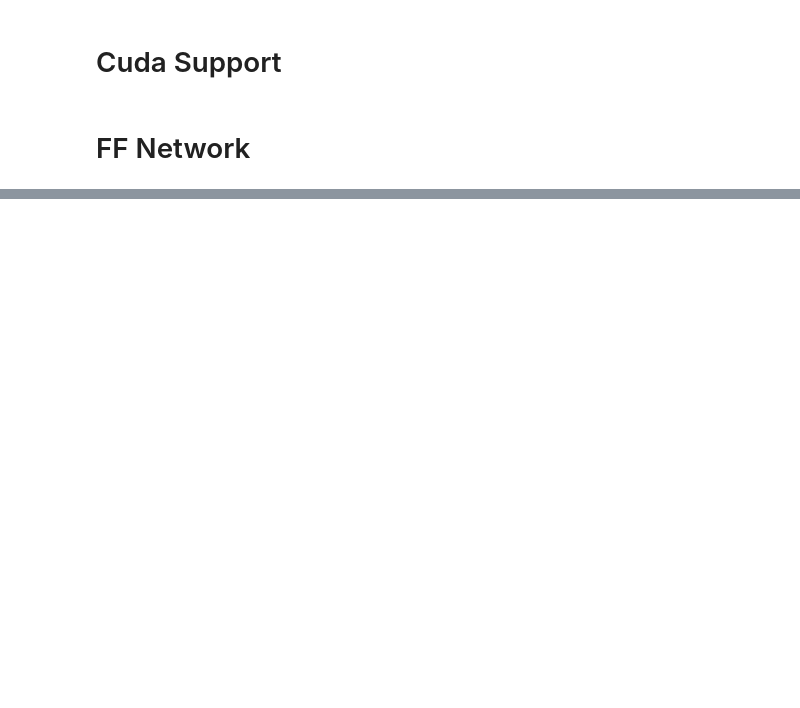
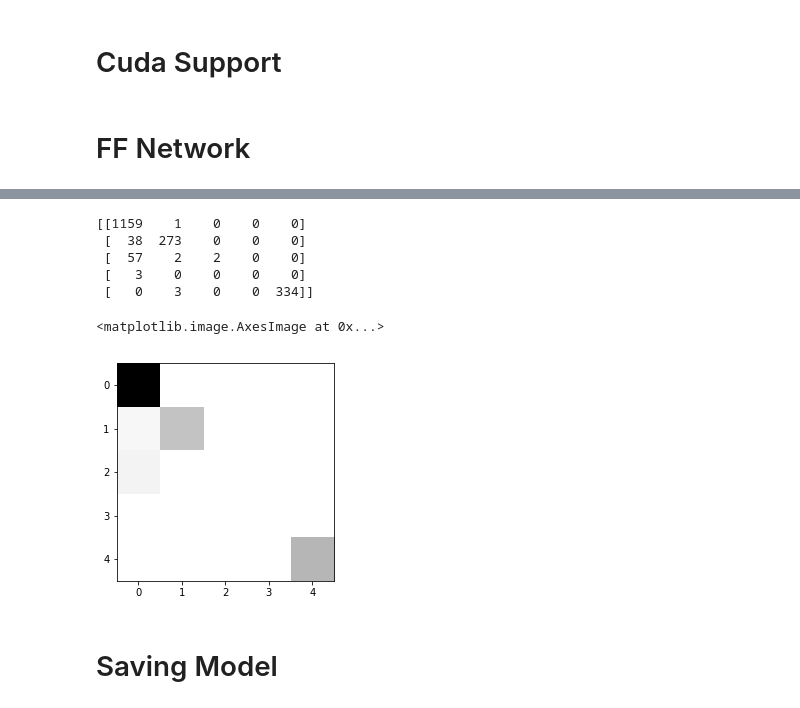
Before and after one commit to SriramPingali/Chem-Learning-Challenge, a Jupyter notebook: Chem_Learning.ipynb, the cells around one changed output, grey strips where cells are left out. Saved outputs shown, nothing was run; the diff lists cells and outputs as text; code cells hidden in the pictures; blank space fills up the shorter version.

```diff
--- a/Chem_Learning.ipynb
+++ b/Chem_Learning.ipynb
@@ -156,0 +235,14 @@ Text(0, 0.5, 'acc')
+# %%
+cm = confusion_matrix(np.argmax(Y_OH_test.to('cpu').detach().numpy(), 1), np.argmax(ff_n(X_test).to('cpu').detach().numpy(), 1))
+print(cm)
+plt.imshow(cm, cmap='binary')
+# %% [output]
+[[1159    1    0    0    0]
+ [  38  273    0    0    0]
+ [  57    2    2    0    0]
+ [   3    0    0    0    0]
+ [   0    3    0    0  334]]
+<matplotlib.image.AxesImage at 0x...>
+[figure, added]
+# %% [markdown]
+# Saving Model
```
Also changed, not shown: parts of 39 cells of this notebook.
